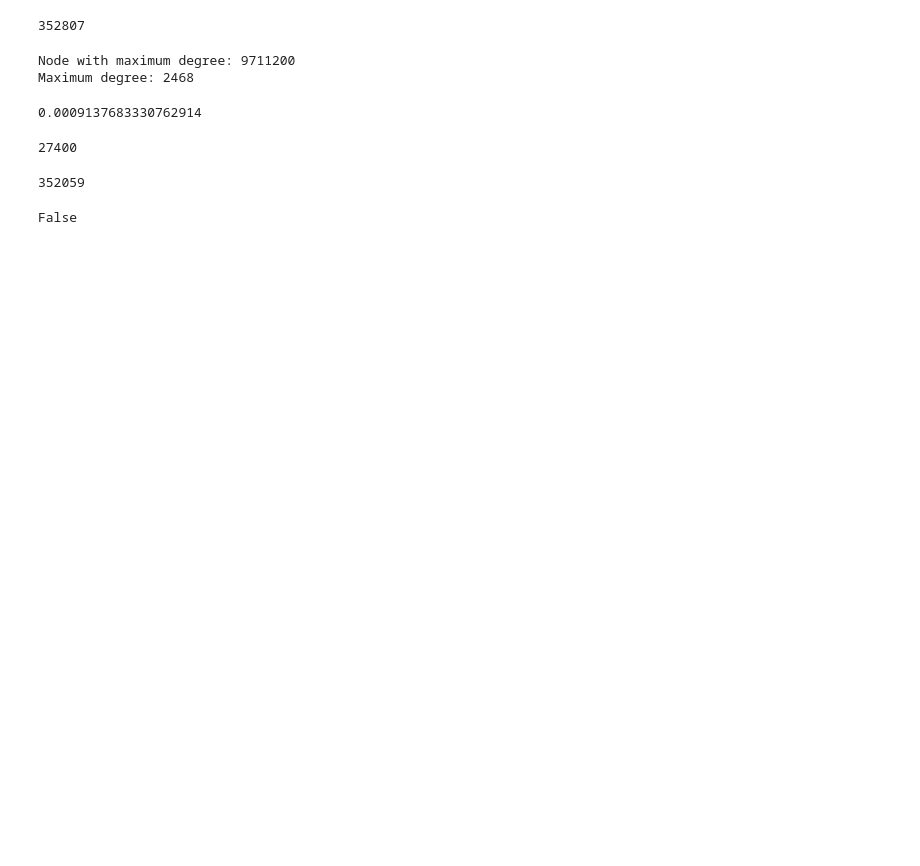
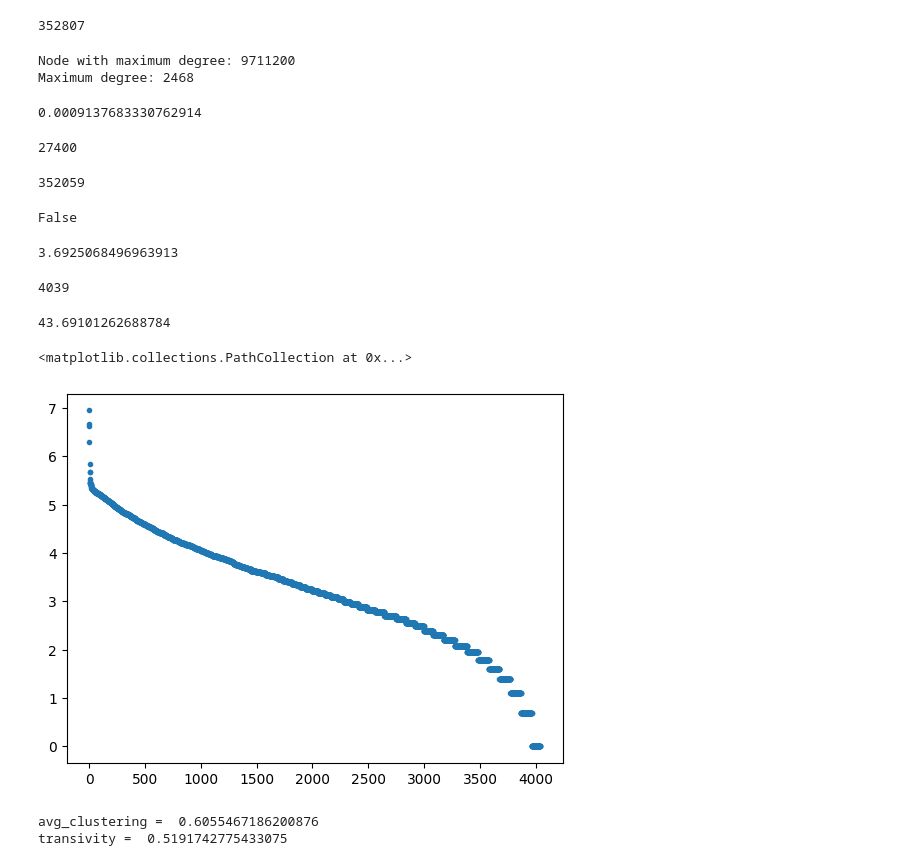
Before and after one commit to mostafa-ja/Complex_Networks, a Jupyter notebook: assignment4/main.ipynb, the cells around one changed output. Cells and saved outputs as stored; diff of their text form; code cells hidden in the pictures; blank space fills up the shorter version.

```diff
--- a/assignment4/main.ipynb
+++ b/assignment4/main.ipynb
@@ -118,0 +138,31 @@ sort_dict_by_value(nx.degree_centrality(G))
+# %%
+path = 'datasets\\facebook_combined.txt'
+G = nx.read_edgelist(path, comments='#', nodetype=int)
+# %%
+nx.average_shortest_path_length(G)
+# %% [output]
+3.6925068496963913
+# %%
+degree_sequence = sorted([d for n, d in G.degree()], reverse=True)
+len(degree_sequence)
+# %% [output]
+4039
+# %%
+average_degree = sum(degree_sequence)/len(degree_sequence)
+average_degree
+# %% [output]
+43.69101262688784
+# %%
+degree_sequence = sorted([d for n, d in G.degree()],reverse=True)
+plt.scatter(np.arange(len(degree_sequence)),np.log(degree_sequence),marker=".")
+# %% [output]
+<matplotlib.collections.PathCollection at 0x...>
+[figure, added]
+# %%
+avg_clustering = nx.average_clustering(G)
+transivity = nx.transitivity(G)
+print('avg_clustering = ',avg_clustering)
+print('transivity = ',transivity)
+# %% [output]
+avg_clustering =  0.6055467186200876
+transivity =  0.5191742775433075
```
Also changed, not shown: parts of 6 cells of this notebook.
